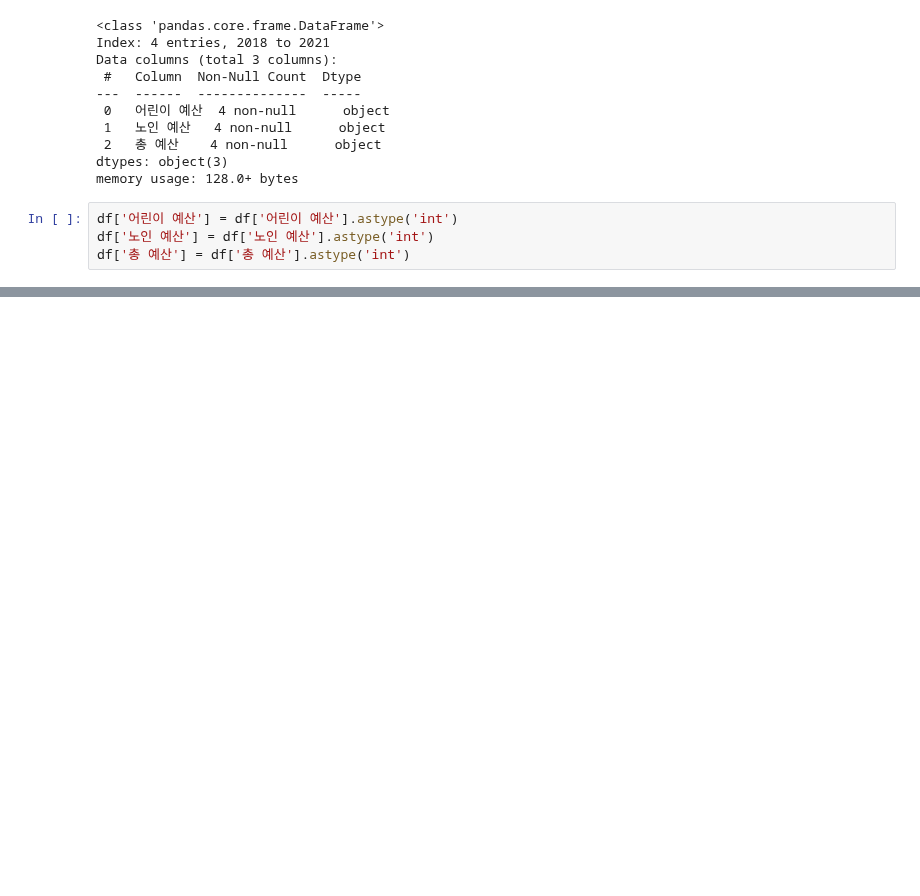
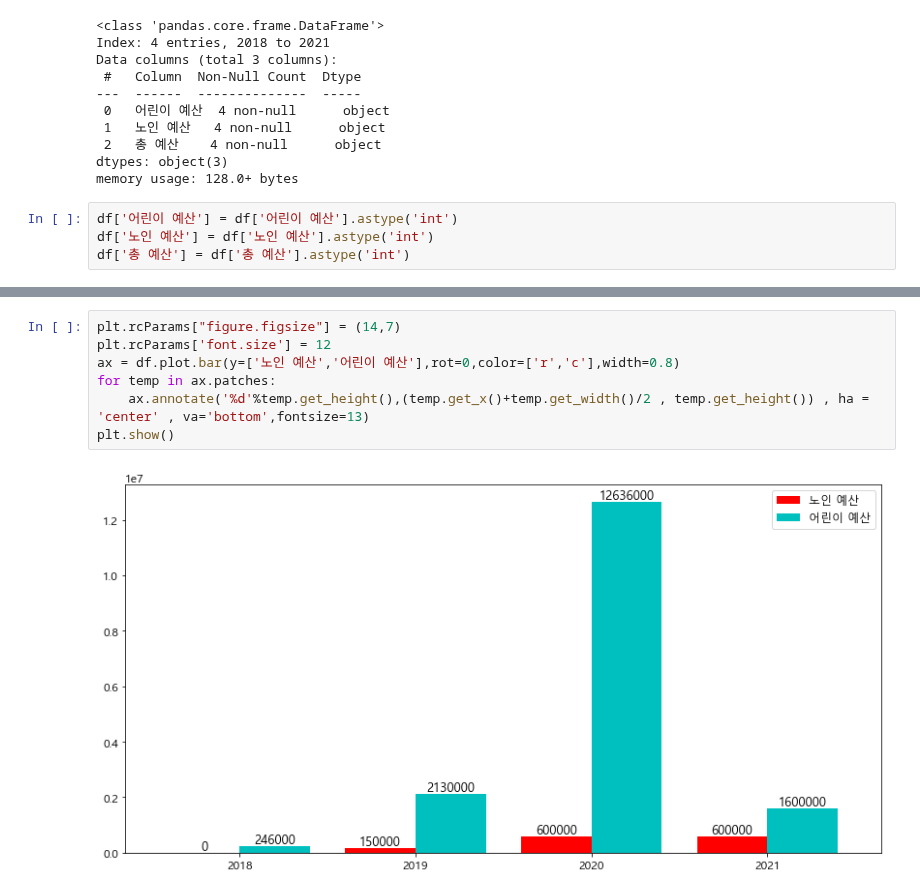
Before and after one commit to y7y1h13/StatisticsAnal, a Jupyter notebook: newPan/프로젝트/예산.ipynb, the cells around one changed output, grey strips where cells are left out. Cells and saved outputs as stored; diff of their text form; blank space fills up the shorter version.

```diff
--- a/newPan/프로젝트/예산.ipynb
+++ b/newPan/프로젝트/예산.ipynb
@@ -86,0 +79,9 @@ ValueError: x must be 1D
+# %%
+plt.rcParams["figure.figsize"] = (14,7)
+plt.rcParams['font.size'] = 12
+ax = df.plot.bar(y=['노인 예산','어린이 예산'],rot=0,color=['r','c'],width=0.8)
+for temp in ax.patches:
+    ax.annotate('%d'%temp.get_height(),(temp.get_x()+temp.get_width()/2 , temp.get_height()) , ha = 'center' , va='bottom',fontsize=13)
+plt.show()
+# %% [output]
+[figure, added]
```
Also changed, not shown: parts of 4 cells of this notebook, 14 other files.
